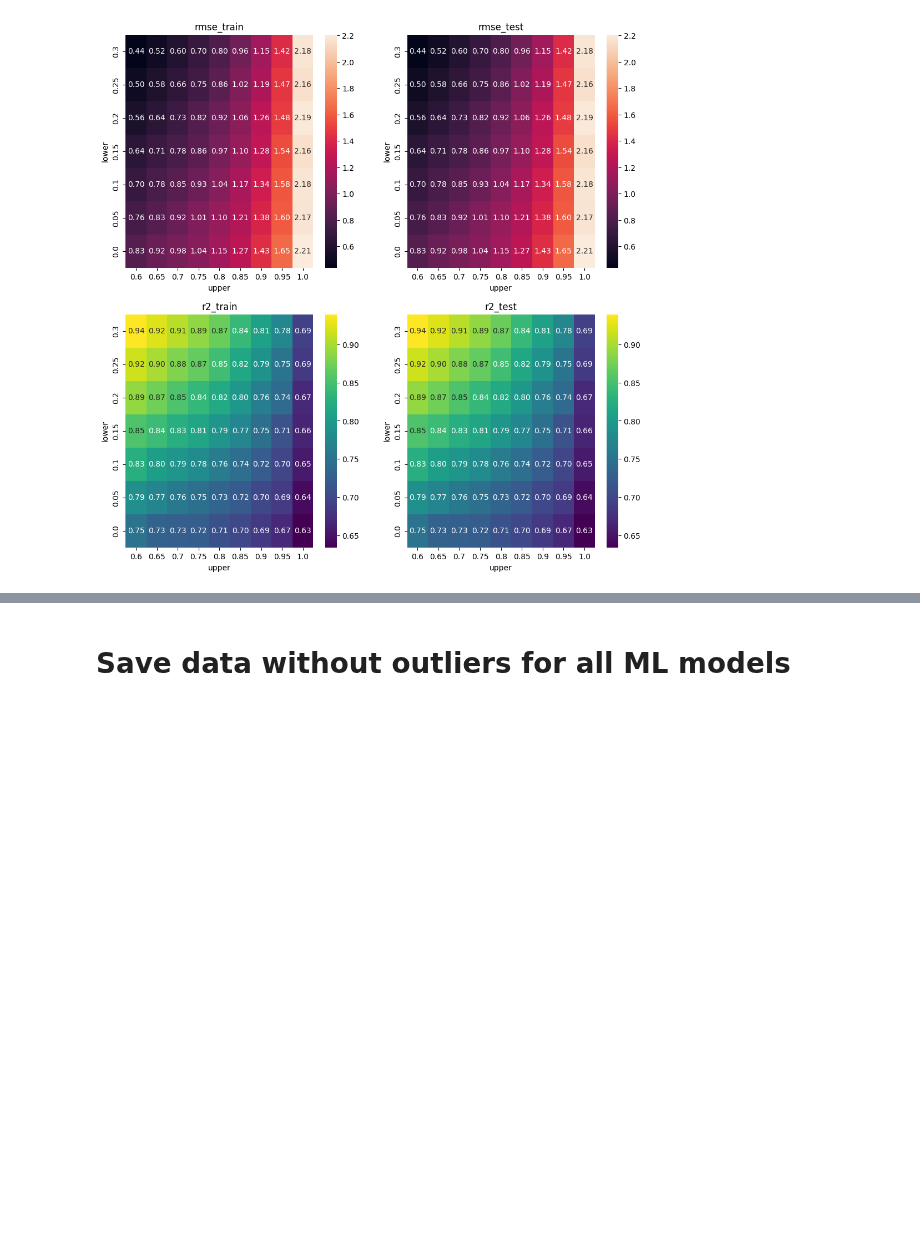
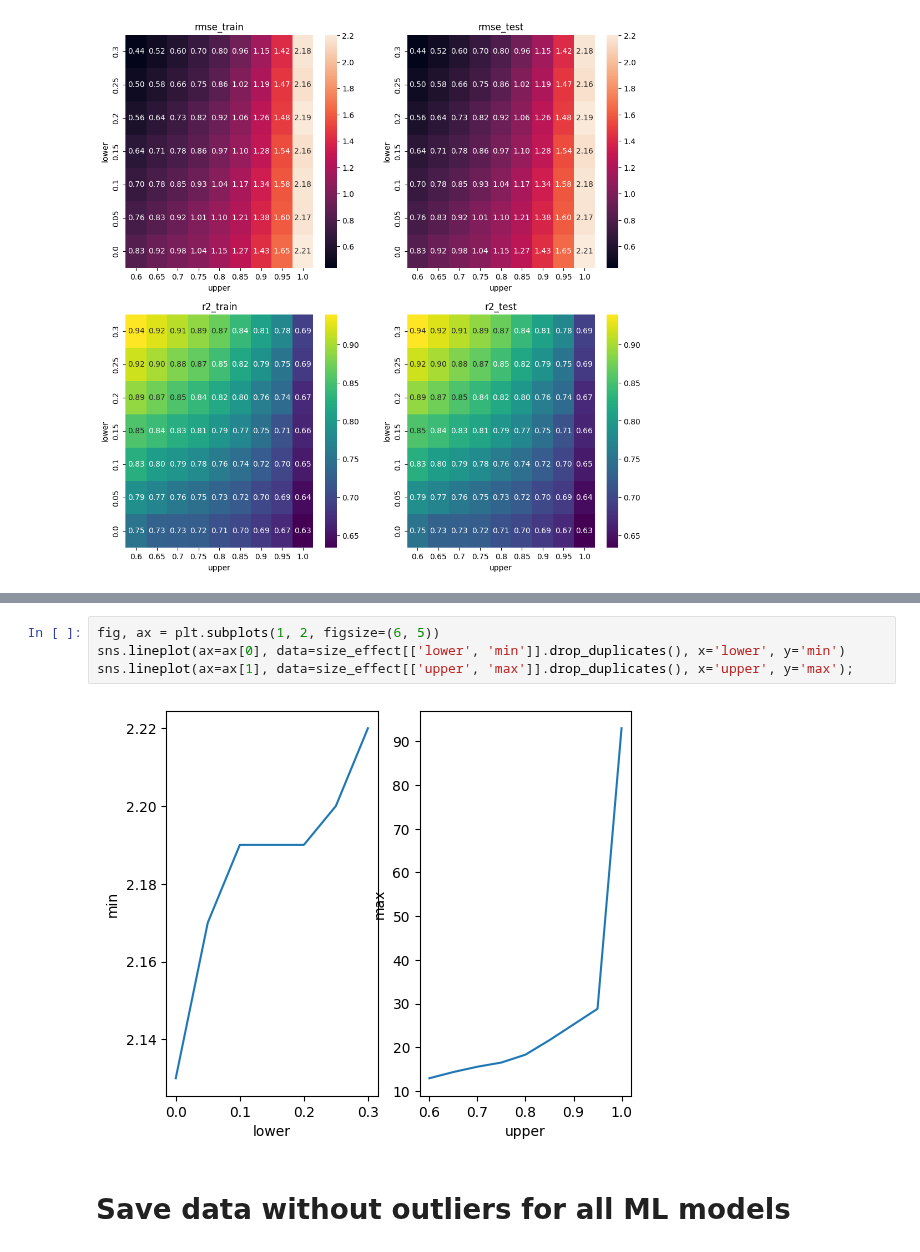
Before and after one commit to EdvinasStonevicius/LT-national-salary-analysis, a Jupyter notebook: python/02_Feature_enginieering_3_Outlier_Analysis.ipynb, the cells around one changed output, grey strips where cells are left out. Saved outputs shown, nothing was run; the diff lists cells and outputs as text; blank space fills up the shorter version.

```diff
--- a/python/02_Feature_enginieering_3_Outlier_Analysis.ipynb
+++ b/python/02_Feature_enginieering_3_Outlier_Analysis.ipynb
@@ -231,3 +257,9 @@ sns.scatterplot(ax=ax[1], data=size_effect, x='upper', y='r2_test', size='test_s
+# %%
+fig, ax = plt.subplots(1, 2, figsize=(6, 5))
+sns.lineplot(ax=ax[0], data=size_effect[['lower', 'min']].drop_duplicates(), x='lower', y='min')
+sns.lineplot(ax=ax[1], data=size_effect[['upper', 'max']].drop_duplicates(), x='upper', y='max');
+# %% [output]
+[figure, added]
 # %% [markdown]
 # Save data without outliers for all ML models
 # %%
```
Also changed, not shown: parts of 4 cells of this notebook.
